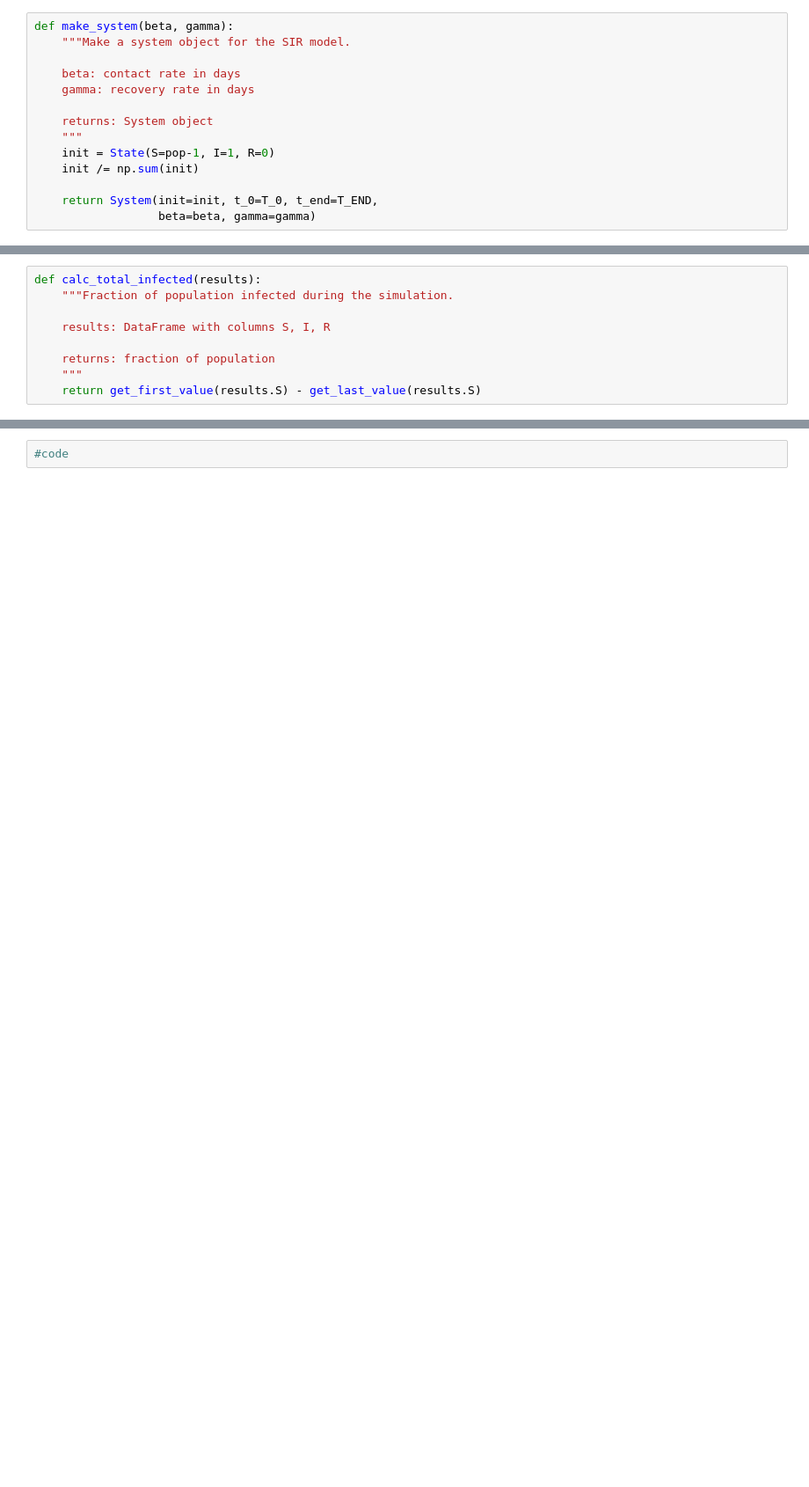
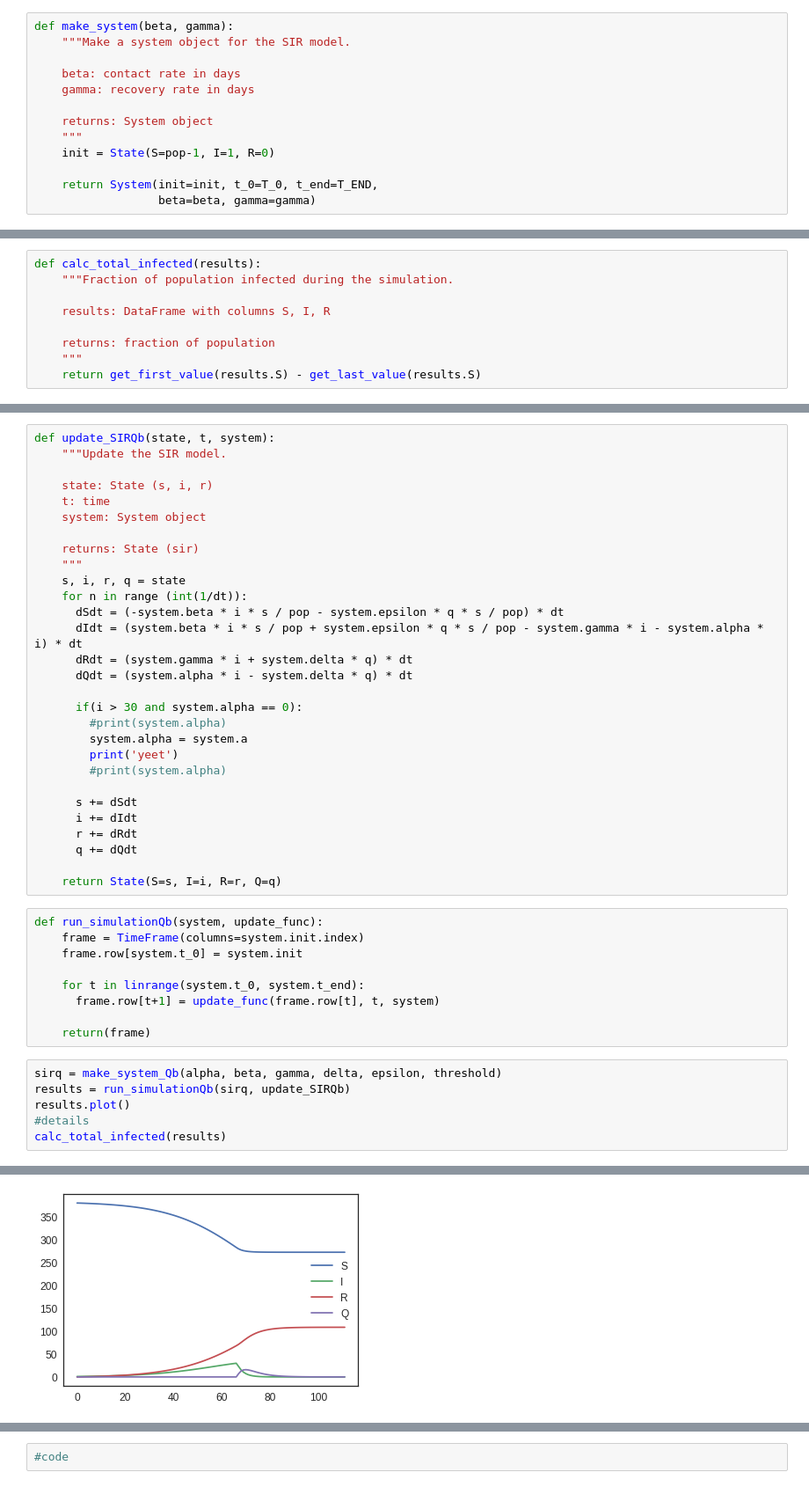
Before and after one commit to SkyeOzga/ModSimPy-Projects, a Jupyter notebook: HappinessQuarantine.ipynb, the cells around one changed output, grey strips where cells are left out. Shown at 88% size. Cells and saved outputs as stored; diff of their text form; blank space fills up the shorter version.

```diff
--- a/HappinessQuarantine.ipynb
+++ b/HappinessQuarantine.ipynb
@@ -120,7 +137,6 @@ def make_system(beta, gamma):
     returns: System object
     """
     init = State(S=pop-1, I=1, R=0)
-    init /= np.sum(init)
 
     return System(init=init, t_0=T_0, t_end=T_END,
                   beta=beta, gamma=gamma)
@@ -296,0 +356,45 @@ calc_total_infected(results)
+# %%
+def update_SIRQb(state, t, system):
+    """Update the SIR model.
+
+    state: State (s, i, r)
+    t: time
+    system: System object
+
+    returns: State (sir)
+    """
+    s, i, r, q = state
+    for n in range (int(1/dt)):
+      dSdt = (-system.beta * i * s / pop - system.epsilon * q * s / pop) * dt
+      dIdt = (system.beta * i * s / pop + system.epsilon * q * s / pop - system.gamma * i - system.alpha * i) * dt
+      dRdt = (system.gamma * i + system.delta * q) * dt
+      dQdt = (system.alpha * i - system.delta * q) * dt
+
+      if(i > 30 and system.alpha == 0):
+        #print(system.alpha)
+        system.alpha = system.a
+        print('yeet')
+        #print(system.alpha)
+
+      s += dSdt
+      i += dIdt
+      r += dRdt
+      q += dQdt
+
+    return State(S=s, I=i, R=r, Q=q)
+# %%
+def run_simulationQb(system, update_func):
+    frame = TimeFrame(columns=system.init.index)
+    frame.row[system.t_0] = system.init
+
+    for t in linrange(system.t_0, system.t_end):
+      frame.row[t+1] = update_func(frame.row[t], t, system)
+
+    return(frame)
+# %%
+sirq = make_system_Qb(alpha, beta, gamma, delta, epsilon, threshold)
+results = run_simulationQb(sirq, update_SIRQb)
+results.plot()
+#details
+calc_total_infected(results)
+# %% [output]
@@ -296,0 +403 @@ calc_total_infected(results)
+[figure, added]
```
Also changed, not shown: parts of 49 cells of this notebook.
